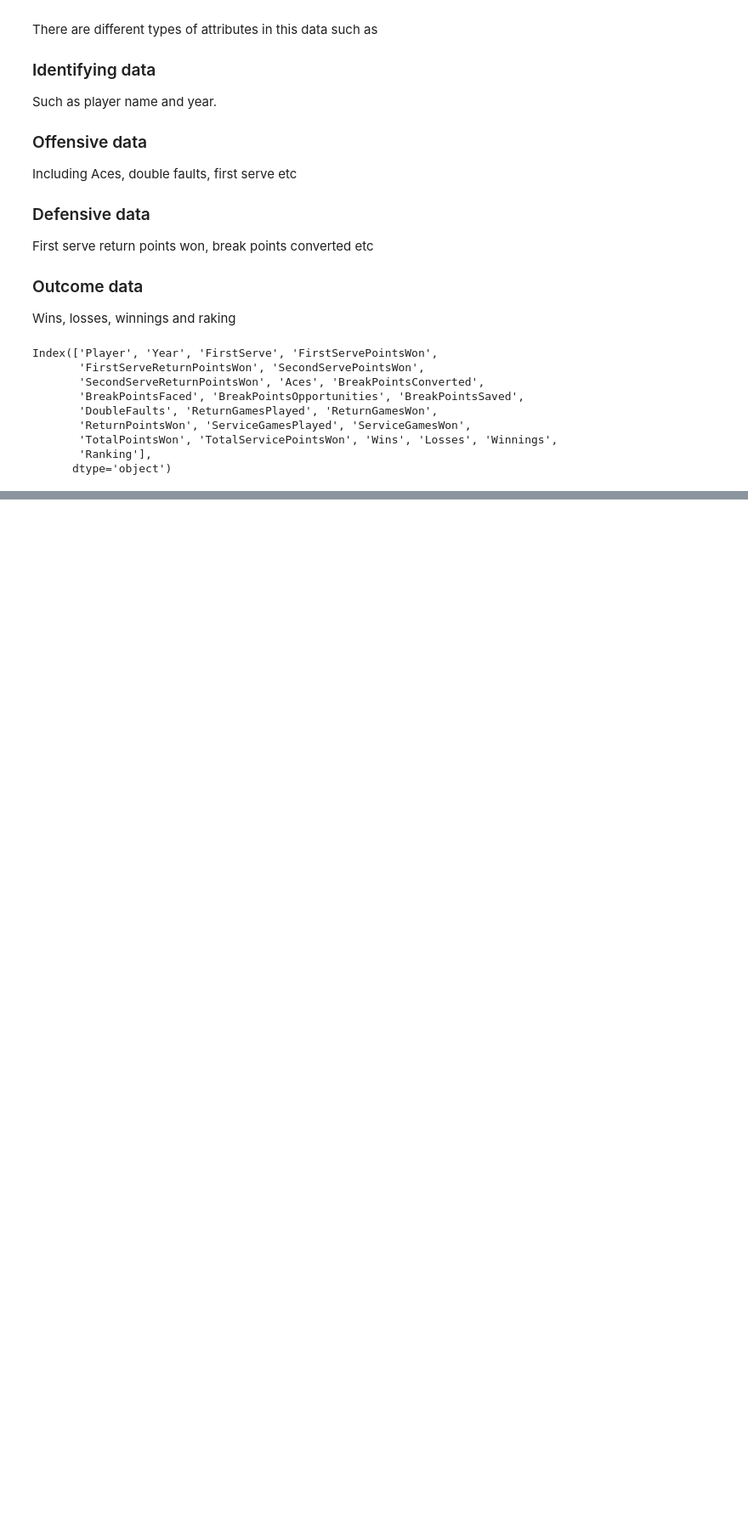
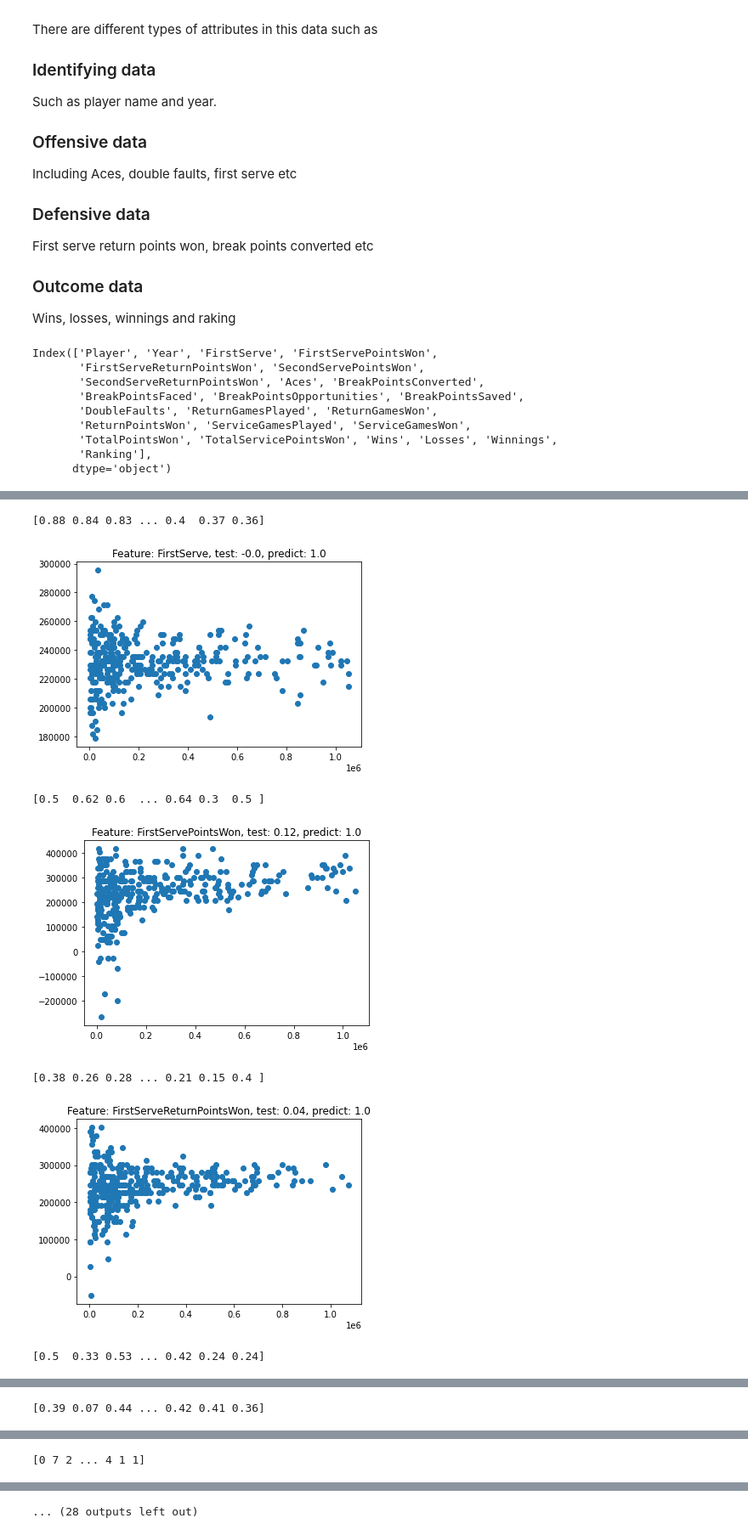
Before and after one commit to mplockhart/codecademy_projects, a Jupyter notebook: tennis_ace_starting/tennis_ace.ipynb, the cells around one changed output, grey strips where cells are left out. Shown: that part at 85% size. Saved outputs shown, nothing was run; the diff lists cells and outputs as text; code cells hidden in the pictures; blank space fills up the shorter version.

Commit message:
Day 6 multiple linear models

```diff
--- a/tennis_ace_starting/tennis_ace.ipynb
+++ b/tennis_ace_starting/tennis_ace.ipynb
@@ -184,4 +185,32 @@ sns.lmplot(data=df, x='Winnings', y='BreakPointsOpportunities')
 # %%
 ## perform single feature linear regressions here:
-
-for
+df_columns_truncated = ['FirstServe', 'FirstServePointsWon',
+       'FirstServeReturnPointsWon', 'SecondServePointsWon',
+       'SecondServeReturnPointsWon', 'Aces', 'BreakPointsConverted',
+       'BreakPointsFaced', 'BreakPointsOpportunities', 'BreakPointsSaved',
+       'DoubleFaults', 'ReturnGamesPlayed', 'ReturnGamesWon',
+       'ReturnPointsWon', 'ServiceGamesPlayed', 'ServiceGamesWon',
+       'TotalPointsWon', 'TotalServicePointsWon', 'Wins', 'Losses']
+for feature in df_columns_truncated:
+    temp_array1 = np.array(df[feature])
+    temp_array2 = np.array(df['Winnings'])
+    X = temp_array1.reshape(-1,1)
+    y = temp_array2.reshape(-1, 1)
+    print(temp_array1)
+    X_train, X_test, y_train, y_test = train_test_split(X, y, train_size = 0.8)
+    lrg = LinearRegression()
+    lrg.fit(X_train, y_train)
+    y_predict = lrg.predict(X_test)
+    plt.scatter(y_test, y_predict)
+    score_test = lrg.score(X_test, y_test)
+    score_predict = lrg.score(X_test, y_predict)
+    plt.title(f'Feature: {feature}, test: {np.round(score_test,2)}, predict: {score_predict}')
+    plt.show()
+# %% [output]
+[0.88 0.84 0.83 ... 0.4  0.37 0.36]
+[figure, added]
+[0.5  0.62 0.6  ... 0.64 0.3  0.5 ]
+[figure, added]
+[0.38 0.26 0.28 ... 0.21 0.15 0.4 ]
+[figure, added]
+[0.5  0.33 0.53 ... 0.42 0.24 0.24]
@@ -187,0 +218 @@ for
+[0.39 0.07 0.44 ... 0.42 0.41 0.36]
@@ -187,0 +220 @@ for
+[0 7 2 ... 4 1 1]
@@ -188,2 +222,3 @@ for
+... (28 outputs left out)
 # %%
 ## perform two feature linear regressions here:
```
Also changed, not shown: parts of 7 cells of this notebook.
